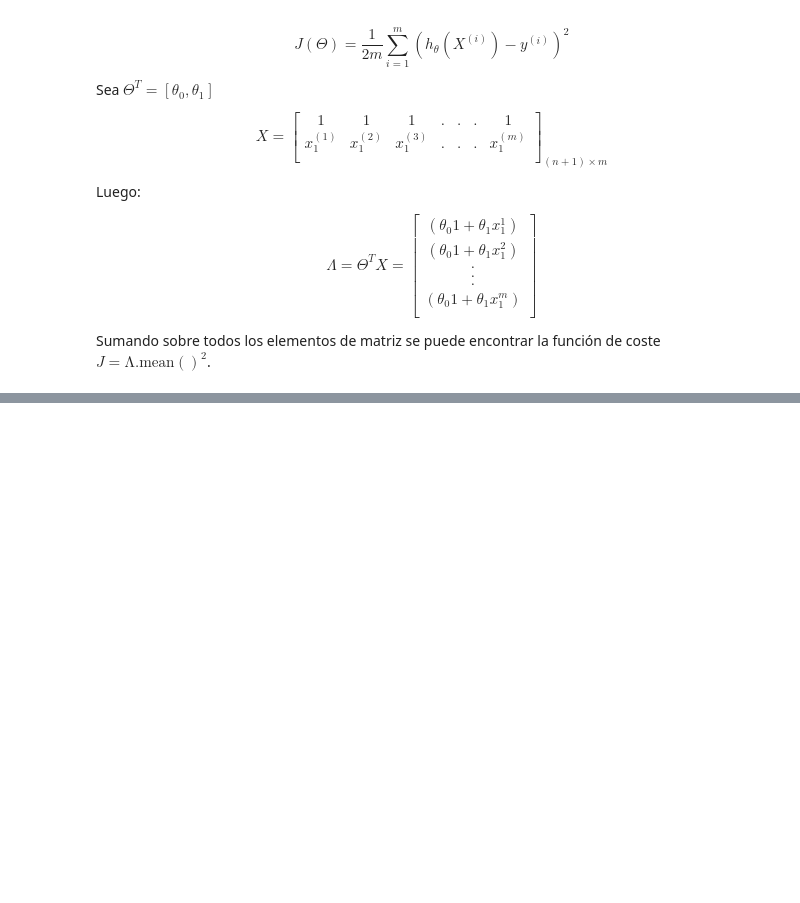
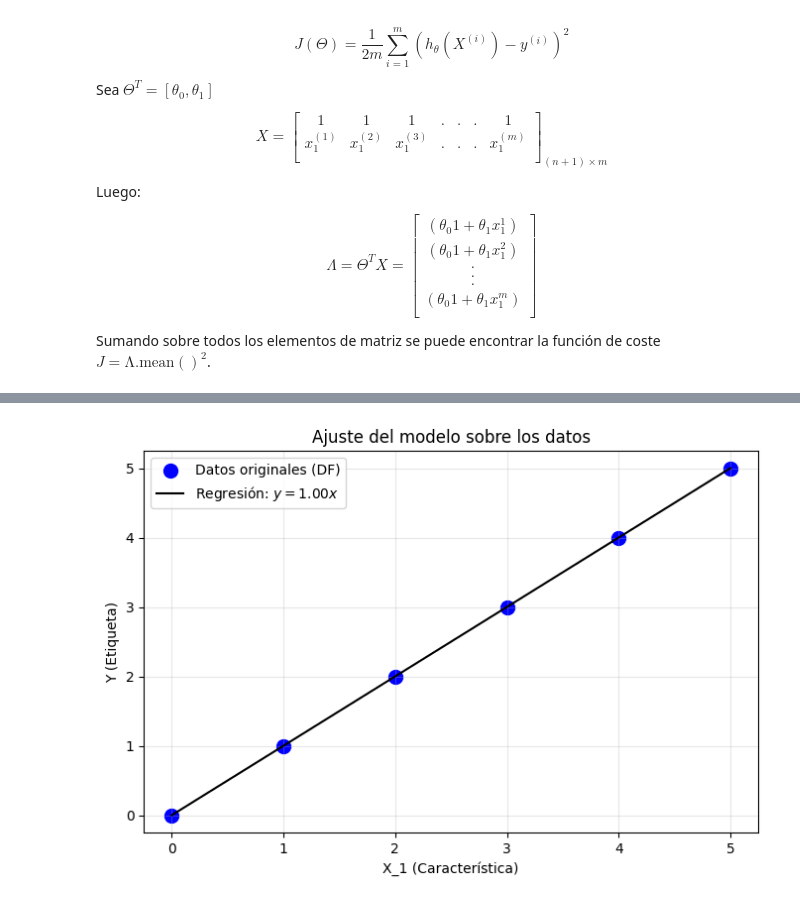
Before and after one commit to CienciaDatosUdea/002_EstudiantesAprendizajeEstadistico, a Jupyter notebook: semestre2025-2/Estudiantes/Sarmiento_8348/Labs/Laboratorio_02_reg_lin_grad_descV1.ipynb, the cells around one changed output, grey strips where cells are left out. Drawn from its saved outputs; the diff is of its cells as text; code cells hidden in the pictures; blank space fills up the shorter version.

```diff
--- a/semestre2025-2/Estudiantes/Sarmiento_8348/Labs/Laboratorio_02_reg_lin_grad_descV1.ipynb
+++ b/semestre2025-2/Estudiantes/Sarmiento_8348/Labs/Laboratorio_02_reg_lin_grad_descV1.ipynb
@@ -268,0 +256,21 @@ Sumando sobre todos los elementos de matriz se puede encontrar la función de co
+# %%
+# Graficar la ecuación de regresion
+
+plt.figure(figsize=(8, 5))
+
+# Graficamos los datos originales del DataFrame (Puntos)
+plt.scatter(df['X_1'], df['Y'], color='blue', label='Datos originales (DF)', s=100)
+
+# Graficamos la recta de regresión con el theta1 óptimo
+x_range = np.linspace(df['X_1'].min(), df['X_1'].max(), 10)
+y_pred = theta1_optimo * x_range
+plt.plot(x_range, y_pred, color='black', label=f'Regresión: $y = {theta1_optimo:.2f}x$')
+
+plt.xlabel('X_1 (Característica)')
+plt.ylabel('Y (Etiqueta)')
+plt.title('Ajuste del modelo sobre los datos')
+plt.legend()
+plt.grid(True, alpha=0.3)
+plt.show()
+# %% [output]
+[figure, added]
```
Also changed, not shown: parts of 21 cells of this notebook.
